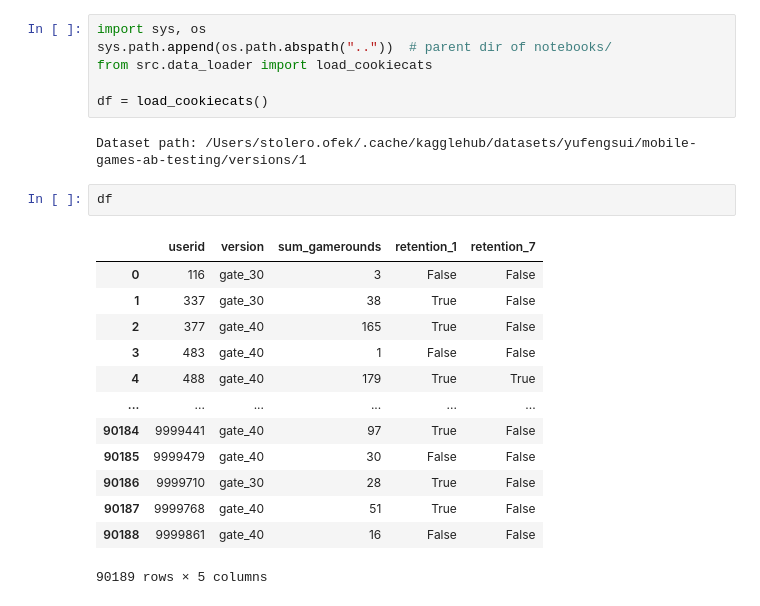
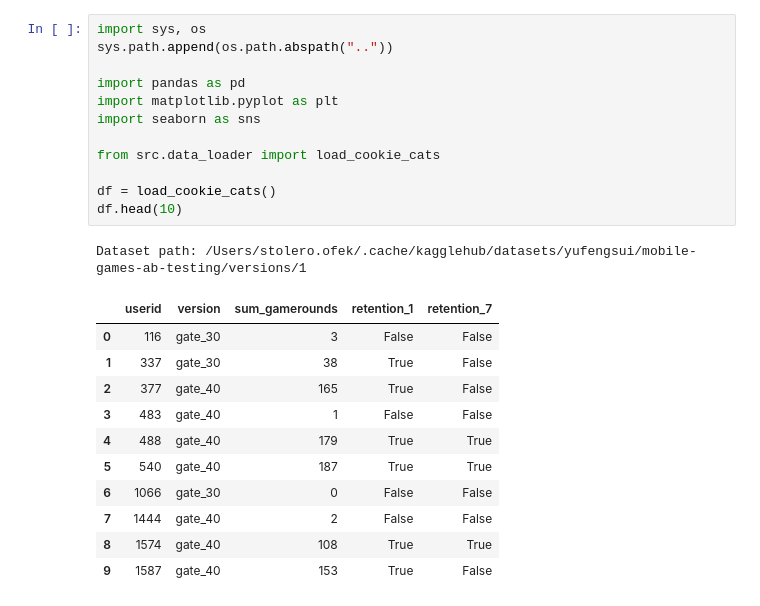
Before and after one commit to ofek-stolero/cookiecats-abtest-analytics, a Jupyter notebook: notebooks/01_eda.ipynb, the cells around one changed output. Saved outputs shown, nothing was run; the diff lists cells and outputs as text.

```diff
--- a/notebooks/01_eda.ipynb
+++ b/notebooks/01_eda.ipynb
@@ -1,24 +1,25 @@
 # %%
 import sys, os
-sys.path.append(os.path.abspath(".."))  # parent dir of notebooks/
-from src.data_loader import load_cookiecats
+sys.path.append(os.path.abspath(".."))
 
-df = load_cookiecats()
+import pandas as pd
+import matplotlib.pyplot as plt
+import seaborn as sns
+
+from src.data_loader import load_cookie_cats
+
+df = load_cookie_cats()
+df.head(10)
 # %% [output]
 Dataset path: /Users/stolero.ofek/.cache/kagglehub/datasets/yufengsui/mobile-games-ab-testing/versions/1
+|  | userid | version | sum_gamerounds | retention_1 | retention_7 |
+| 0 | 116 | gate_30 | 3 | False | False |
+| 1 | 337 | gate_30 | 38 | True | False |
+| 2 | 377 | gate_40 | 165 | True | False |
+| 3 | 483 | gate_40 | 1 | False | False |
+| 4 | 488 | gate_40 | 179 | True | True |
+| 5 | 540 | gate_40 | 187 | True | True |
+| 6 | 1066 | gate_30 | 0 | False | False |
+| 7 | 1444 | gate_40 | 2 | False | False |
+| 8 | 1574 | gate_40 | 108 | True | True |
+| 9 | 1587 | gate_40 | 153 | True | False |
-# %%
-df
-# %% [output]
-|  | userid | version | sum_gamerounds | retention_1 | retention_7 |
-| 0 | 116 | gate_30 | 3 | False | False |
-| 1 | 337 | gate_30 | 38 | True | False |
-| 2 | 377 | gate_40 | 165 | True | False |
-| 3 | 483 | gate_40 | 1 | False | False |
-| 4 | 488 | gate_40 | 179 | True | True |
-| ... | ... | ... | ... | ... | ... |
-| 90184 | 9999441 | gate_40 | 97 | True | False |
-| 90185 | 9999479 | gate_40 | 30 | False | False |
-| 90186 | 9999710 | gate_30 | 28 | True | False |
-| 90187 | 9999768 | gate_40 | 51 | True | False |
-| 90188 | 9999861 | gate_40 | 16 | False | False |
-90189 rows × 5 columns
```
Also changed, not shown: parts of 13 cells of this notebook.
